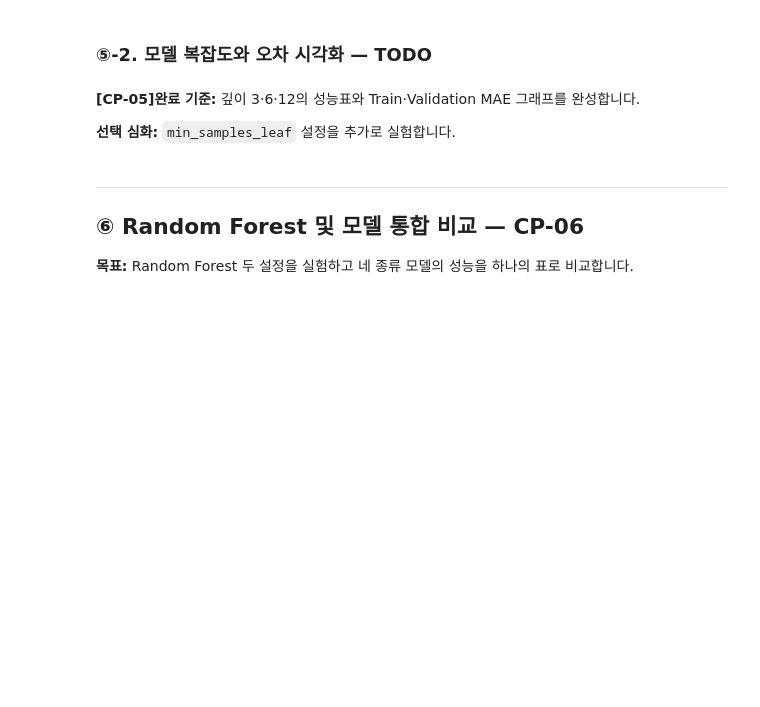
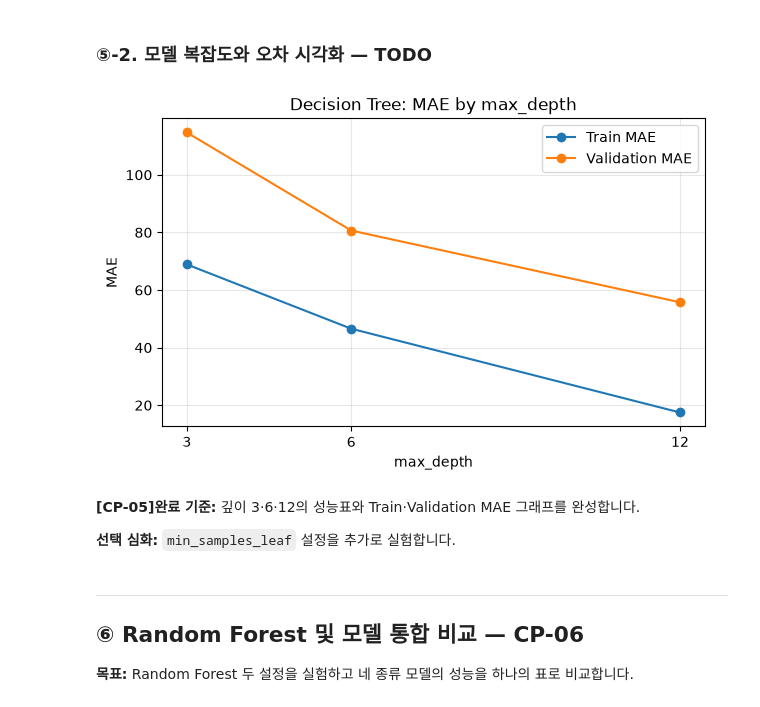
Before and after one commit to Terence20t/ai-mini-project, a Jupyter notebook: mini-project-01/code/01_regression_bike_demand.ipynb, the cells around one changed output. Cells and saved outputs as stored; diff of their text form; code cells hidden in the pictures; blank space fills up the shorter version.

Commit message:
Decision Tree 회귀 모델 개선 (CP-05)

```diff
--- a/mini-project-01/code/01_regression_bike_demand.ipynb
+++ b/mini-project-01/code/01_regression_bike_demand.ipynb
@@ -615,16 +615,19 @@ tree_results = []
 # TODO 5-1~5-3. 각 깊이별 Pipeline 생성·학습·평가 결과 수집
 for d in depths:
     # TODO 5-1. 전처리 + DecisionTreeRegressor(max_depth=d, random_state=42)
-    model = ...
+    model = Pipeline([
+        ("preprocessor", preprocessor),
+        ("model", DecisionTreeRegressor(max_depth=d, random_state=42))
+    ])
 
     # TODO 5-2. 모델 학습
-    ...
+    model.fit(X_train, y_train)
 
     # [공통] 학습한 모델 보관
     tree_models[d] = model
 
     # TODO 5-3. summarize()로 성능 결과 수집
-    row = ...
+    row = summarize(f"DecisionTree_depth_{d}", model)
     tree_results.append(row)
     results.append(row)
 
@@ -637,18 +645,32 @@ display(tree_df.round(3))
 # %%
 # [공통] 시각화 기본 설정
 plt.figure(figsize=(7, 4))
 
 # TODO 5-4. 깊이별 Train MAE와 Validation MAE를 각각 선 그래프로 표시합니다.
 # 힌트: plt.plot(tree_df["max_depth"], tree_df["Train MAE"], ...)
-...
+plt.plot(
+    tree_df["max_depth"],
+    tree_df["Train MAE"],
+    marker="o",
+    label="Train MAE"
+)
+
+plt.plot(
+    tree_df["max_depth"],
+    tree_df["Valid MAE"],
+    marker="o",
+    label="Validation MAE"
+)
 
 plt.xticks(depths)
 plt.xlabel("max_depth")
 plt.ylabel("MAE")
 plt.title("Decision Tree: MAE by max_depth")
 plt.legend()
 plt.grid(alpha=0.3)
 plt.show()
+# %% [output]
+[figure, added]
 # %% [markdown]
 **[CP-05]완료 기준:** 깊이 3·6·12의 성능표와 Train·Validation MAE 그래프를 완성합니다.
 
```
Also changed, not shown: parts of 1 cell of this notebook.
